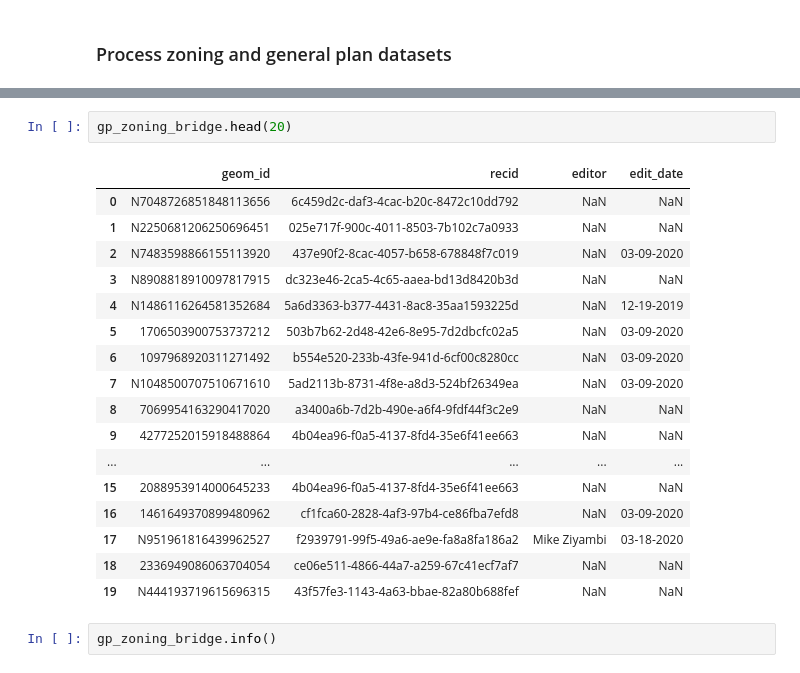
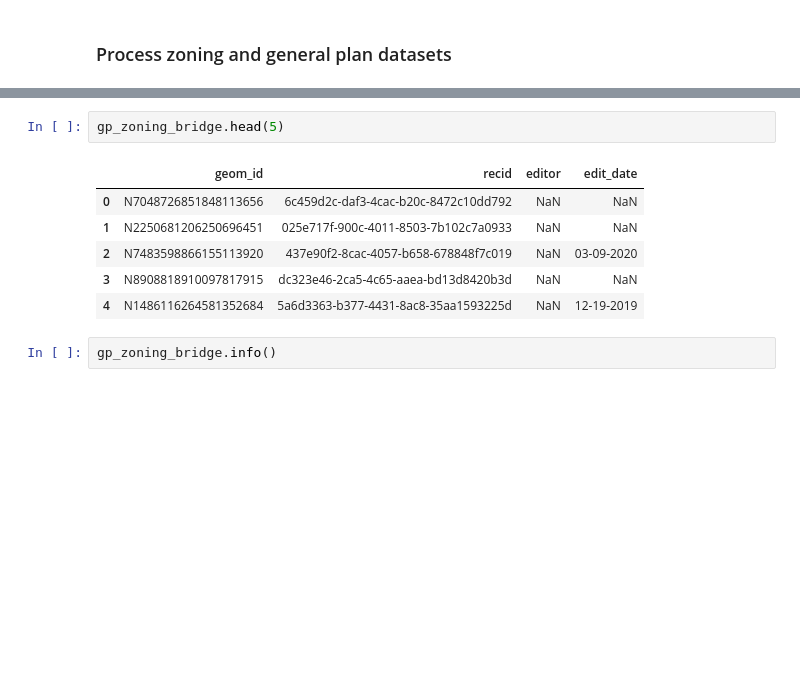
Before and after one commit to BayAreaMetro/Data-Analysis-Projects, a Jupyter notebook: housing-element-prescreening/scripts/Pre-Screening-Data-Processing.ipynb, the cells around one changed output, grey strips where cells are left out. Cells and saved outputs as stored; diff of their text form; blank space fills up the shorter version.

```diff
--- a/housing-element-prescreening/scripts/Pre-Screening-Data-Processing.ipynb
+++ b/housing-element-prescreening/scripts/Pre-Screening-Data-Processing.ipynb
@@ -1446,23 +1404,12 @@ took 23.2182 seconds
 # %%
-gp_zoning_bridge.head(20)
+gp_zoning_bridge.head(5)
 # %% [output]
 |  | geom_id | recid | editor | edit_date |
 | 0 | N7048726851848113656 | 6c459d2c-daf3-4cac-b20c-8472c10dd792 | NaN | NaN |
 | 1 | N2250681206250696451 | 025e717f-900c-4011-8503-7b102c7a0933 | NaN | NaN |
 | 2 | N7483598866155113920 | 437e90f2-8cac-4057-b658-678848f7c019 | NaN | 03-09-2020 |
 | 3 | N8908818910097817915 | dc323e46-2ca5-4c65-aaea-bd13d8420b3d | NaN | NaN |
 | 4 | N1486116264581352684 | 5a6d3363-b377-4431-8ac8-35aa1593225d | NaN | 12-19-2019 |
-| 5 | 1706503900753737212 | 503b7b62-2d48-42e6-8e95-7d2dbcfc02a5 | NaN | 03-09-2020 |
-| 6 | 1097968920311271492 | b554e520-233b-43fe-941d-6cf00c8280cc | NaN | 03-09-2020 |
-| 7 | N1048500707510671610 | 5ad2113b-8731-4f8e-a8d3-524bf26349ea | NaN | 03-09-2020 |
-| 8 | 7069954163290417020 | a3400a6b-7d2b-490e-a6f4-9fdf44f3c2e9 | NaN | NaN |
-| 9 | 4277252015918488864 | 4b04ea96-f0a5-4137-8fd4-35e6f41ee663 | NaN | NaN |
-| ... | ... | ... | ... | ... |
-| 15 | 2088953914000645233 | 4b04ea96-f0a5-4137-8fd4-35e6f41ee663 | NaN | NaN |
-| 16 | 1461649370899480962 | cf1fca60-2828-4af3-97b4-ce86fba7efd8 | NaN | 03-09-2020 |
-| 17 | N951961816439962527 | f2939791-99f5-49a6-ae9e-fa8a8fa186a2 | Mike Ziyambi | 03-18-2020 |
-| 18 | 2336949086063704054 | ce06e511-4866-44a7-a259-67c41ecf7af7 | NaN | NaN |
-| 19 | N444193719615696315 | 43f57fe3-1143-4a63-bbae-82a80b688fef | NaN | NaN |
 # %%
 gp_zoning_bridge.info()
 # %% [output]
```
Also changed, not shown: parts of 86 cells of this notebook, 1 other file.
